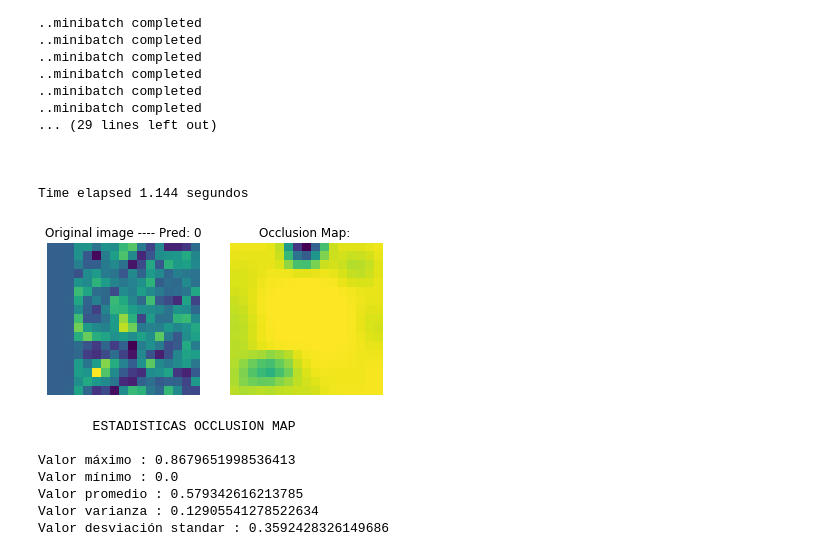
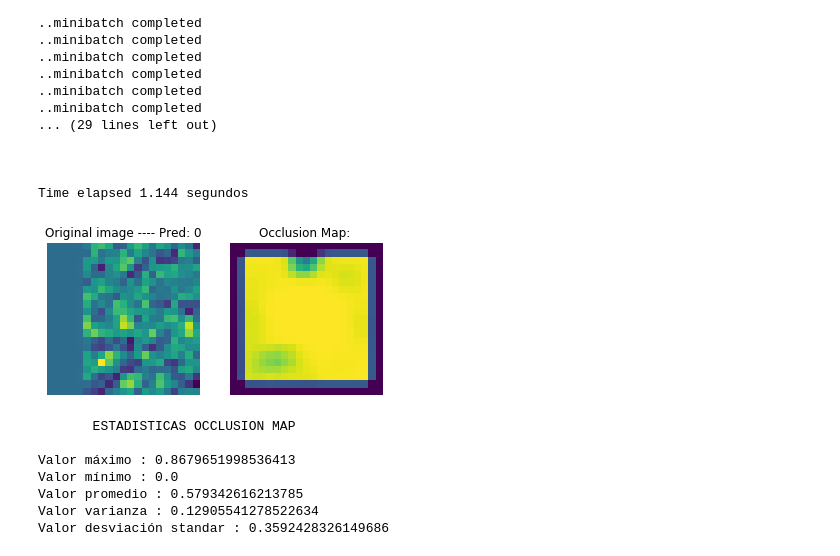
Before and after one commit to AndreTeixeira1998/EL4106-1oProyecto, a Jupyter notebook: Occlusion_map.ipynb, the cells around one changed output. Cells and saved outputs as stored; diff of their text form; code cells hidden in the pictures.

```diff
--- a/Occlusion_map.ipynb
+++ b/Occlusion_map.ipynb
@@ -327,20 +331,20 @@ Time elapsed 1.144 segundos
 # %%
 %matplotlib inline
 
 img=x_train[index_]
 
 plt.subplot(121)
-plt.imshow(img[2:19, 2:19])
+plt.imshow(img)#[2:19, 2:19])
 plt.axis("off")
 plt.title("Original image ---- Pred: "+ str(label) )
 plt.subplot(122)
-plt.imshow(processed[2:19, 2:19])
+plt.imshow(processed)#[2:19, 2:19])
 plt.title("Occlusion Map: ")
 plt.axis("off")
 
 plt.show()
 # %% [output]
-[figure, old version]
+[figure, new version]
 # %%
 print('       ESTADISTICAS OCCLUSION MAP      \n')
 print('Valor máximo :', processed.max())
```
Also changed, not shown: parts of 1 cell of this notebook, 2 other files.
